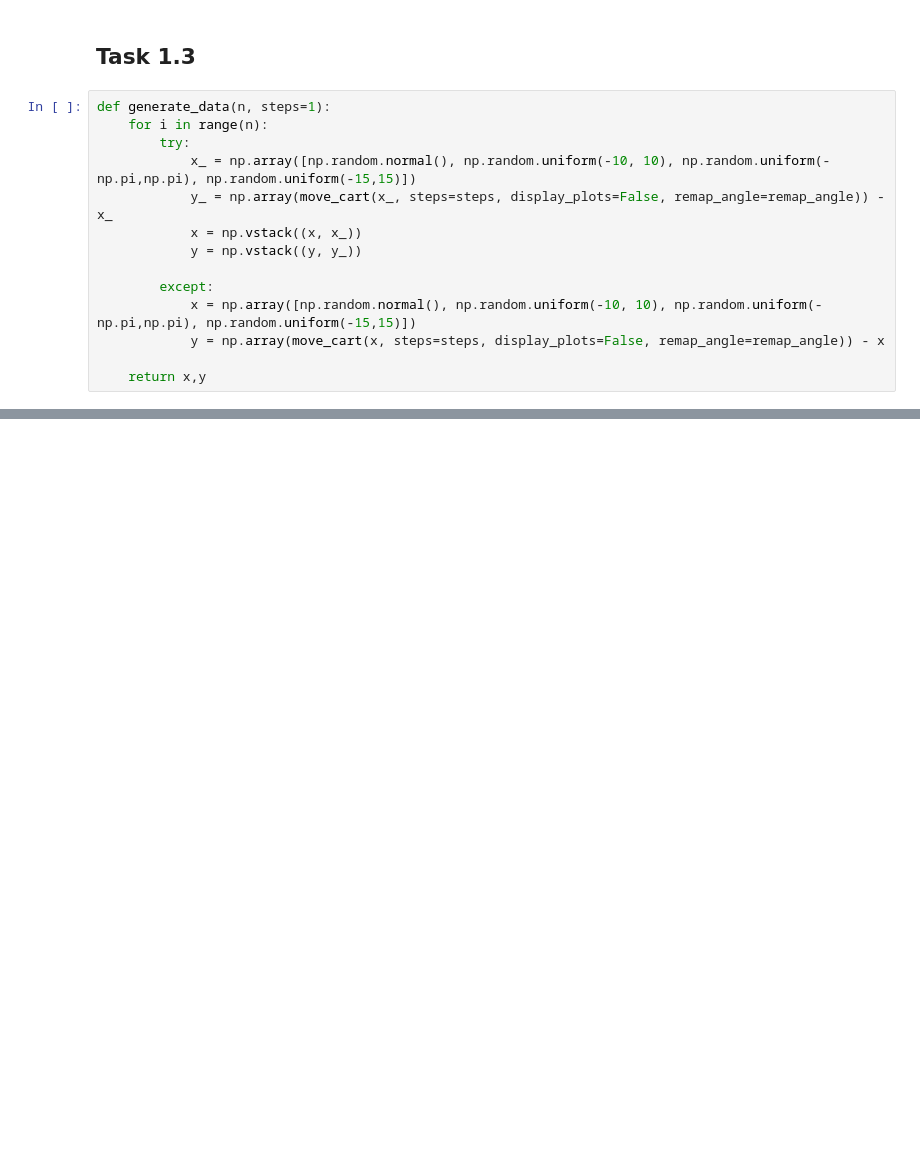
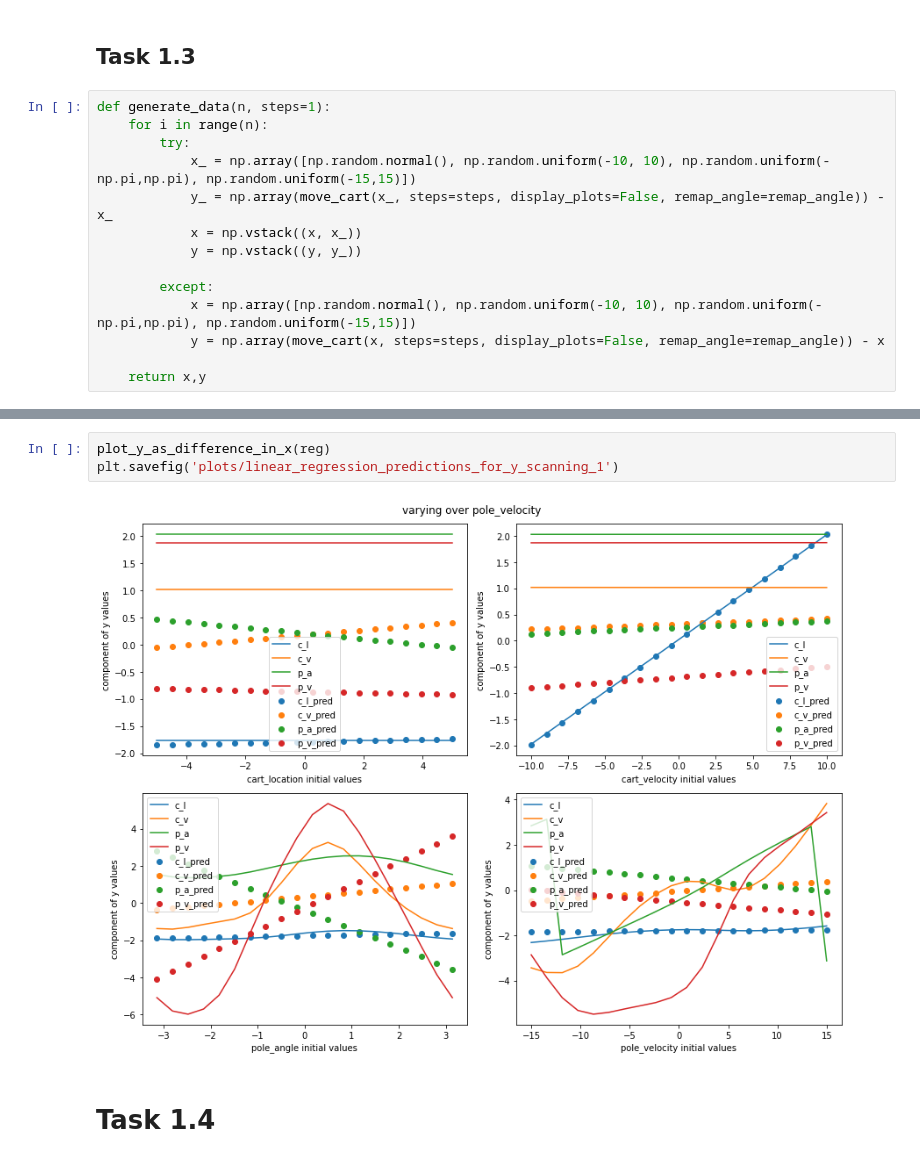
Before and after one commit to jordanesmith/SF3-Machine-Learning-Project, a Jupyter notebook: MyCode.ipynb, the cells around one changed output, grey strips where cells are left out. Drawn from its saved outputs; the diff is of its cells as text; blank space fills up the shorter version.

```diff
--- a/MyCode.ipynb
+++ b/MyCode.ipynb
@@ -381,0 +392,7 @@ plot_predictions(reg.predict(x_test), y_test, x_test)
+# %%
+plot_y_as_difference_in_x(reg)
+plt.savefig('plots/linear_regression_predictions_for_y_scanning_1')
+# %% [output]
+[figure, added]
+# %% [markdown]
+# Task 1.4
```
Also changed, not shown: parts of 40 cells of this notebook.
